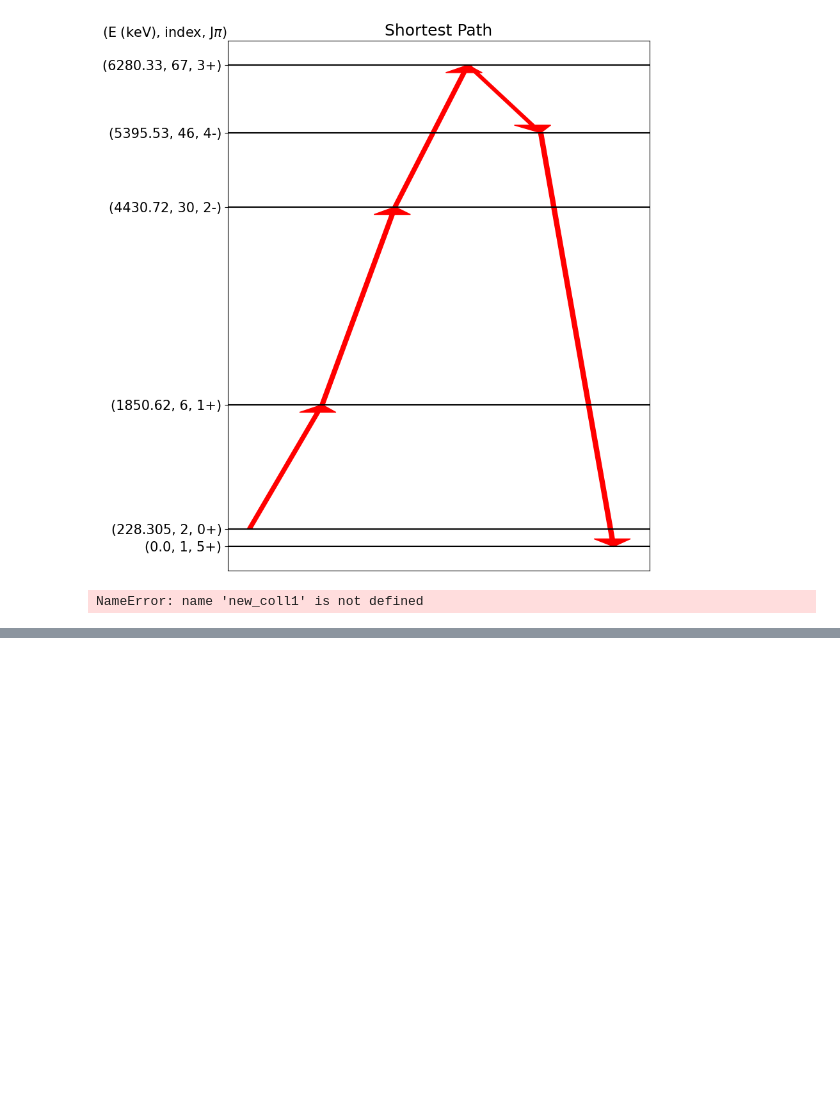
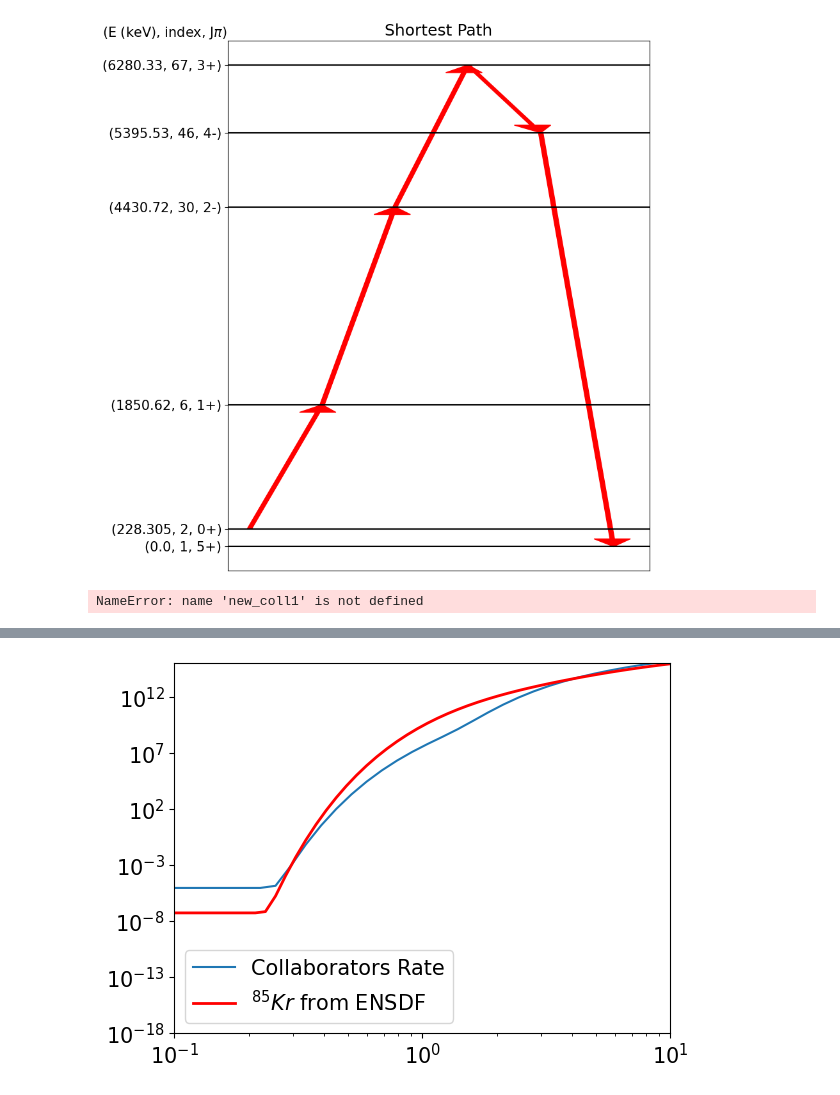
Before and after one commit to jaadt7/lvlspy_app, a Jupyter notebook: notebook.ipynb, the cells around one changed output, grey strips where cells are left out. Cells and saved outputs as stored; diff of their text form; code cells hidden in the pictures; blank space fills up the shorter version.

```diff
--- a/notebook.ipynb
+++ b/notebook.ipynb
@@ -1248,0 +1246,38 @@ nx.shortest_path(G,1,0)
+# %%
+kr85 = new_coll.get()['kr85']
+update_transition_list(kr85,85)
+# %%
+
+#Temperature Range in K
+T = np.logspace(8,10)
+
+#initializing the rate arrays as a function of temperature
+lambda_21_eff = np.empty(len(T))
+lambda_12_eff = np.empty(len(T))
+
+#Calculating the effective transition rates
+for i,t in enumerate(T):
+    lambda_12_eff[i],lambda_21_eff[i] = lambda_effective(T[i],kr85)
+
+import wnutils.xml as wx
+
+xml = wx.Xml('new_net.xml')
+reacs = xml.get_reaction_data("[reactant = 'kr85m']")
+r = reacs['kr85m + gamma -> kr85g']
+t9s = np.logspace(-2,1)
+rate = r.compute_rate(t9s)
+plt.plot(t9s, rate,label = 'Collaborator\'s Rate')
+plt.plot(T/1e+9,lambda_21_eff,color = 'red',linewidth = 2,label = r'$^{85}Kr$ from ENSDF')
+
+plt.yscale('log')
+plt.xscale('log')
+plt.xlim([1e-1,10])
+
+plt.ylim([1.e-18,1.e+15])
+plt.legend()
+
+plt.plot()
+plt.savefig
+plt.show()
+# %% [output]
+[figure, added]
```
Also changed, not shown: parts of 6 cells of this notebook, 5 other files.
